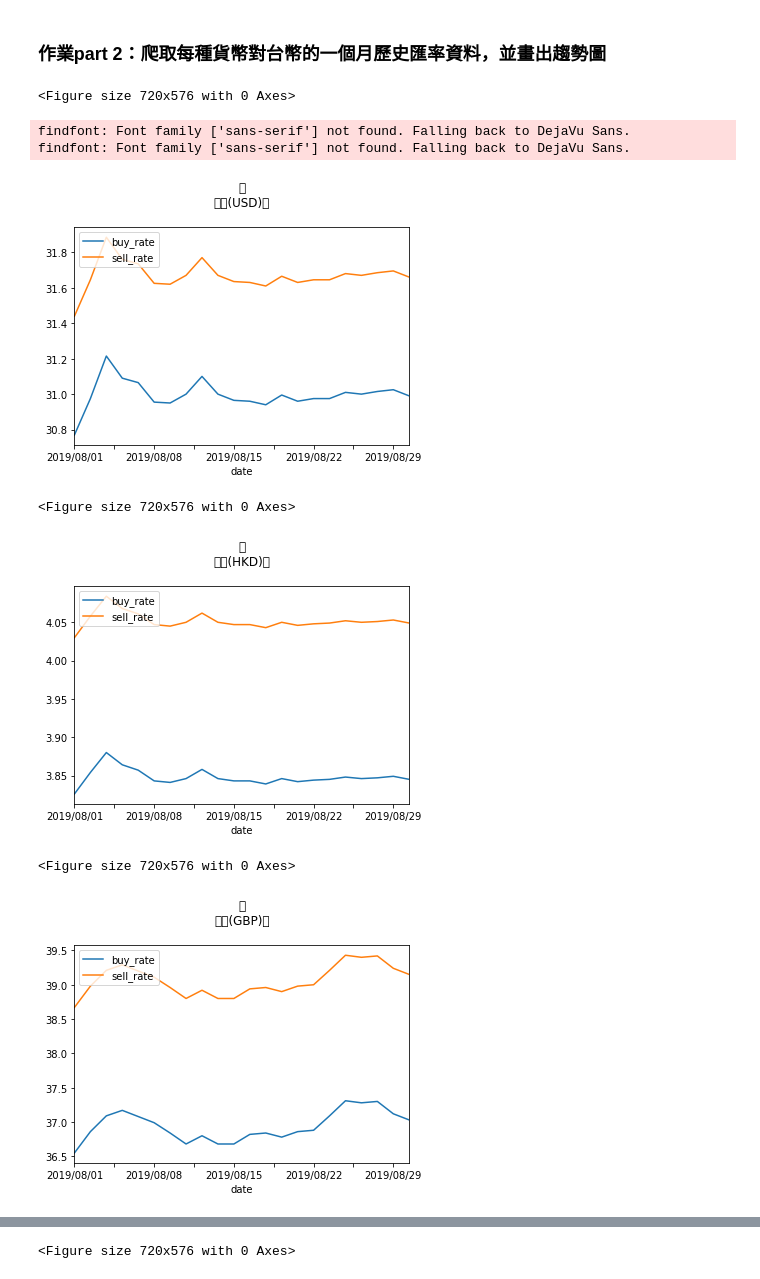
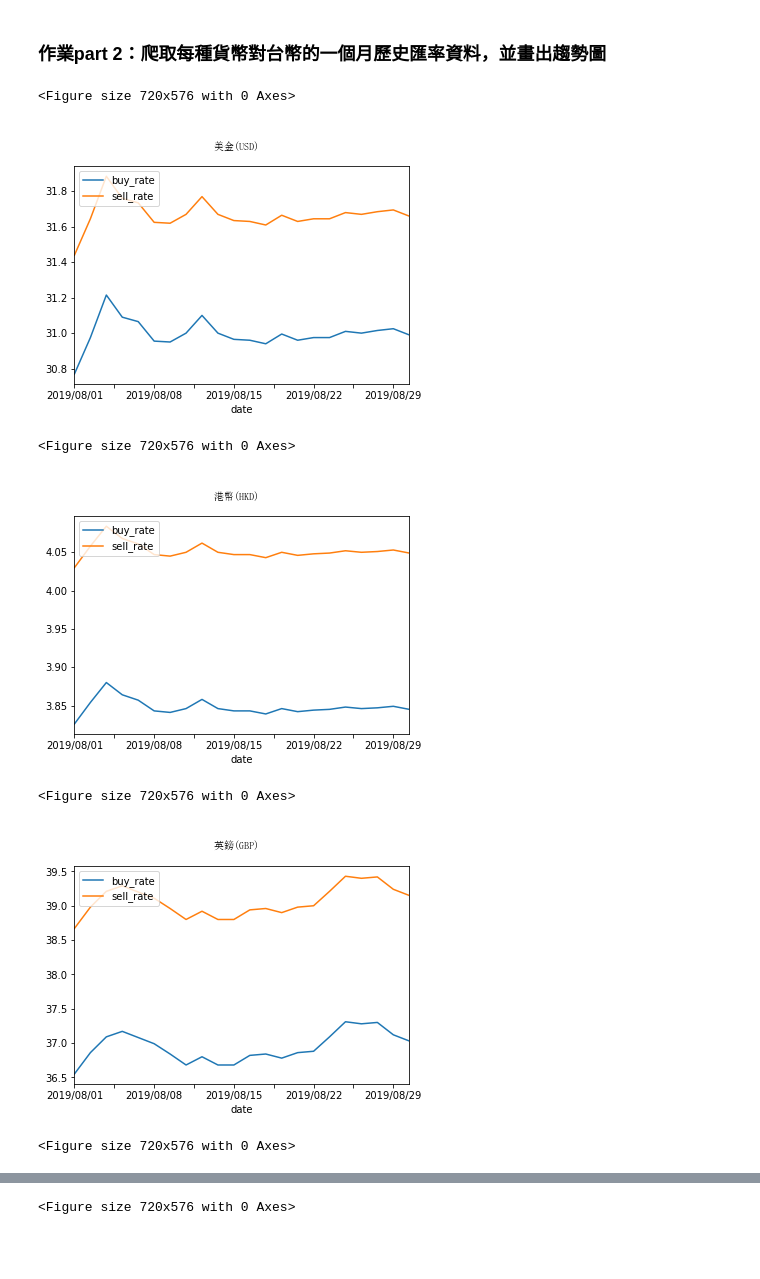
Before and after one commit to Vincent105/1st-PyCrawlerMarathon, a Jupyter notebook: homework/Day015_Taiwan_Bank_HW.ipynb, the cells around one changed output, grey strips where cells are left out. Saved outputs shown, nothing was run; the diff lists cells and outputs as text; code cells hidden in the pictures; blank space fills up the shorter version.

```diff
--- a/homework/Day015_Taiwan_Bank_HW.ipynb
+++ b/homework/Day015_Taiwan_Bank_HW.ipynb
@@ -123,8 +123,6 @@ plt.show()
 # %% [markdown]
 ### 作業part 2：爬取每種貨幣對台幣的一個月歷史匯率資料，並畫出趨勢圖
 # %%
-from matplotlib import rcParams
-from matplotlib.font_manager import FontProperties
 for i in range(0,19):
   # 擷取匯率表格，把美金(也就是匯率表的第一個元素)擷取出來，查詢其歷史匯率
   currency = rate_table[i].find(name='div', attrs={'class':'visible-phone print_hide'})
@@ -149,40 +147,37 @@ for i in range(0,19):
   date_history = list()
   history_buy = list()
   history_sell = list()
 
   for history_rate in history_table:
       # 擷取日期資料
       date_string = history_rate.a.get_text()
       date = datetime.strptime(date_string, '%Y/%M/%d').strftime('%Y/%M/%d')  # 轉換日期格式
       date_history.append(date)  # 日期歷史資料
 
       history_ex_rate = history_rate.find_all(name='td', attrs={'class':'rate-content-cash text-right print_table-cell'})
       history_buy.append(float(history_ex_rate[0].get_text()))  # 歷史買入匯率
       history_sell.append(float(history_ex_rate[1].get_text()))  # 歷史賣出匯率
 
   # 將匯率資料建成dataframe形式
   HistoryExchangeRate = pd.DataFrame({'date': date_history,
                                       'buy_rate':history_buy,
                                       'sell_rate':history_sell})
 
   HistoryExchangeRate = HistoryExchangeRate.set_index('date')  # 指定日期欄位為datafram的index
   HistoryExchangeRate = HistoryExchangeRate.sort_index(ascending=True)
 
-  plt.rcParams['font.sans-serif'] = ['SimHei']
-  plt.rcParams['font.family']='sans-serif'
   plt.rcParams['axes.unicode_minus'] = False
   # 畫出歷史匯率軌跡圖
   plt.figure(figsize=(10, 8))
   HistoryExchangeRate[['buy_rate','sell_rate']].plot()  # x=['date'], y=[['buy_rate','sell_rate']]
   plt.legend(loc="upper left")
-  plt.title(currency.get_text().replace(" ", ""))
+  plt.title(currency.get_text().replace(" ", ""),fontproperties="SimSun")
   plt.show()
 # %% [output]
 <Figure size 720x576 with 0 Axes>
+[figure, new version]
-findfont: Font family ['sans-serif'] not found. Falling back to DejaVu Sans.
-findfont: Font family ['sans-serif'] not found. Falling back to DejaVu Sans.
+<Figure size 720x576 with 0 Axes>
-[figure, old version]
+[figure, new version]
 <Figure size 720x576 with 0 Axes>
-[figure, old version]
+[figure, new version]
 <Figure size 720x576 with 0 Axes>
-[figure, old version]
```
Also changed, not shown: parts of 2 cells of this notebook.
